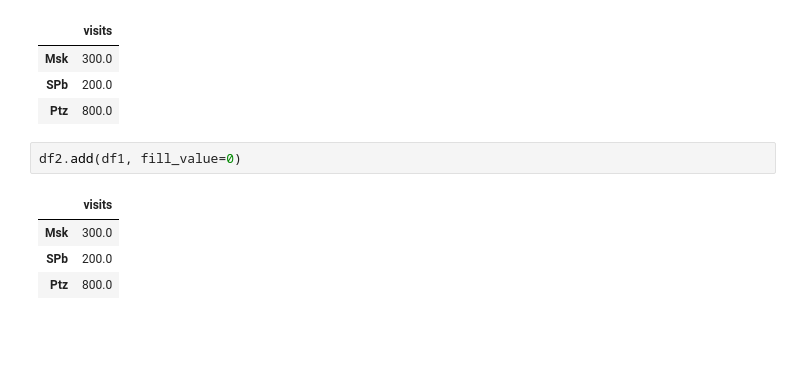
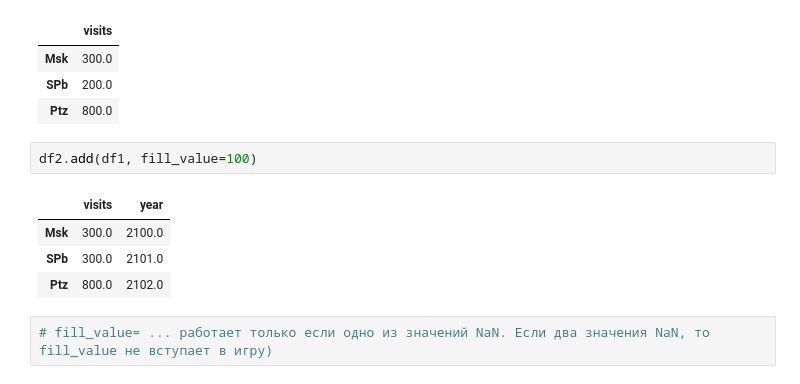
Before and after one commit to kroninam/My_notes_for_Pandas, a Jupyter notebook: 001_pandas_base.ipynb, the cells around one changed output. Cells and saved outputs as stored; diff of their text form; blank space fills up the shorter version.

```diff
--- a/001_pandas_base.ipynb
+++ b/001_pandas_base.ipynb
@@ -1260,9 +1260,11 @@ df1.add(df2, fill_value=0)
 | SPb | 200.0 |
 | Ptz | 800.0 |
 # %%
-df2.add(df1, fill_value=0)
+df2.add(df1, fill_value=100)
 # %% [output]
-|  | visits |
-| Msk | 300.0 |
-| SPb | 200.0 |
-| Ptz | 800.0 |
+|  | visits | year |
+| Msk | 300.0 | 2100.0 |
+| SPb | 300.0 | 2101.0 |
+| Ptz | 800.0 | 2102.0 |
+# %%
+# fill_value= ... работает только если одно из значений NaN. Если два значения NaN, то fill_value не вступает в игру)
```
Also changed, not shown: parts of 55 cells of this notebook, 4 other files.
